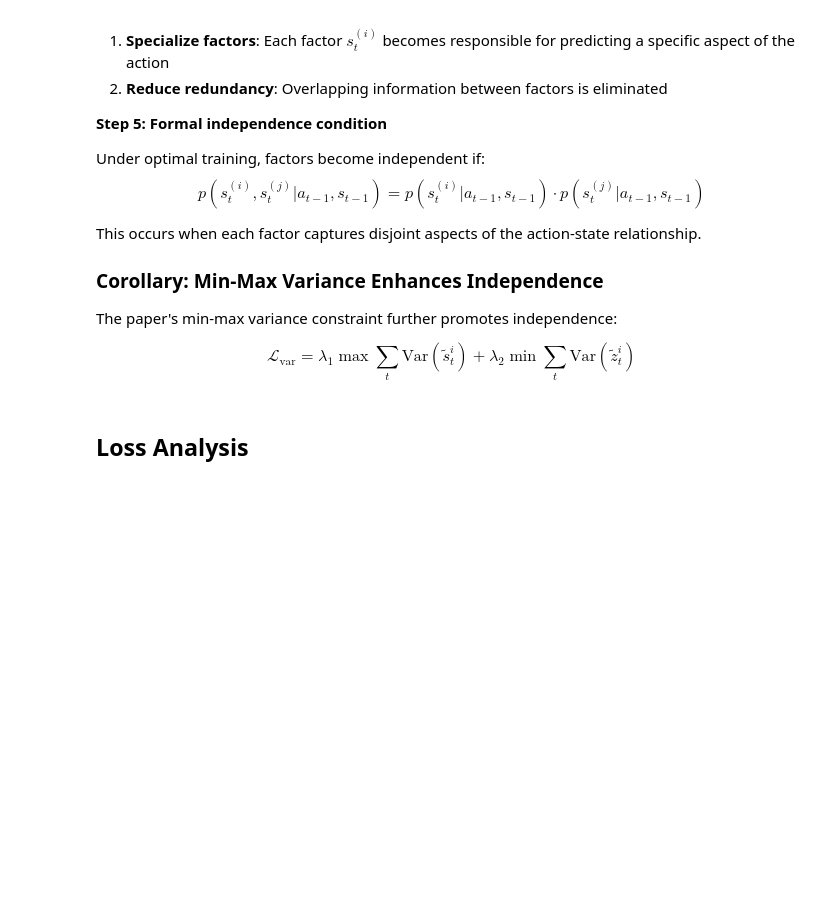
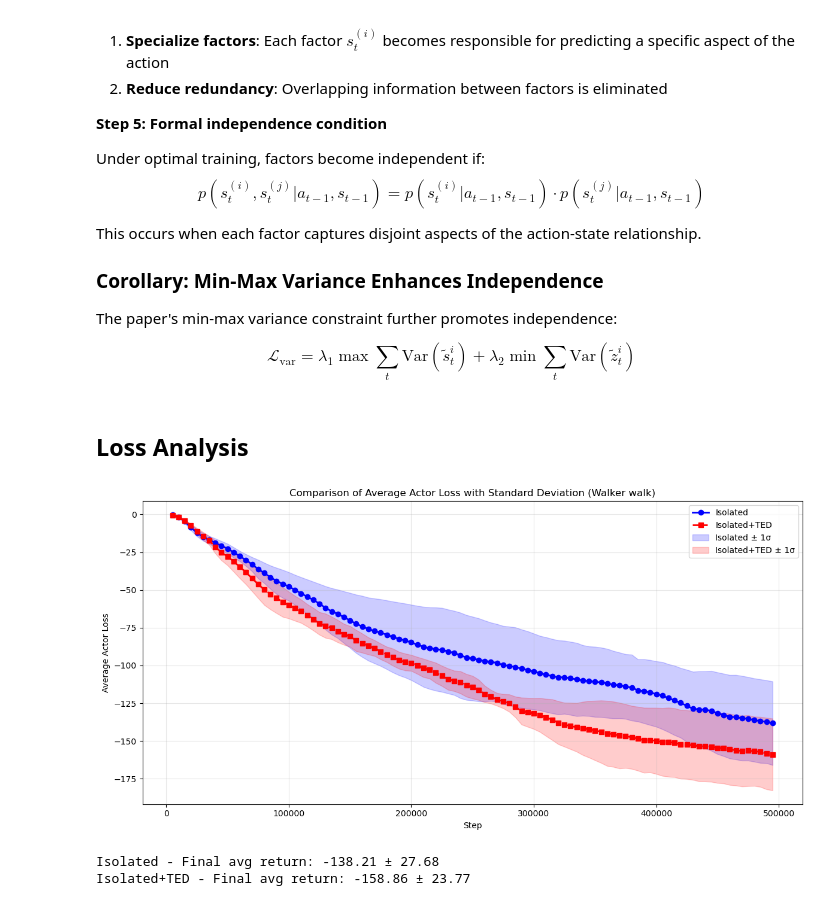
Before and after one commit to ChenFengTsai/MBRL_with_Isolated_Imaginations, a Jupyter notebook: metric.ipynb, the cells around one changed output. Cells and saved outputs as stored; diff of their text form; code cells hidden in the pictures; blank space fills up the shorter version.

```diff
--- a/metric.ipynb
+++ b/metric.ipynb
@@ -309,9 +309,9 @@ def compute_avg_returns_with_std(file_paths):
             for line in f:
                 try:
                     data = json.loads(line)
-                    if 'eval_return' in data:
+                    if 'actor_loss' in data:
                         step = data['step']
-                        eval_return = data['eval_return']
+                        eval_return = data['actor_loss']
                         step_to_returns[step].append(eval_return)
                 except json.JSONDecodeError:
                     continue
@@ -342,32 +342,36 @@ file_paths_2 = ['/storage/ssd1/richtsai1103/iso_ted/log/dmcbg_walker_walk/iso_te
 # Compute average returns and standard deviations for both groups
 steps_1, avg_returns_1, std_returns_1 = compute_avg_returns_with_std(file_paths_1)
 steps_2, avg_returns_2, std_returns_2 = compute_avg_returns_with_std(file_paths_2)
 
 # Convert to numpy arrays for easier manipulation
 steps_1, avg_returns_1, std_returns_1 = np.array(steps_1), np.array(avg_returns_1), np.array(std_returns_1)
 steps_2, avg_returns_2, std_returns_2 = np.array(steps_2), np.array(avg_returns_2), np.array(std_returns_2)
 
 # Plotting
 plt.figure(figsize=(12, 6))
 
 # Plot mean lines
 plt.plot(steps_1, avg_returns_1, marker='o', linestyle='-', label='Isolated', color='blue', linewidth=2)
 plt.plot(steps_2, avg_returns_2, marker='s', linestyle='--', label='Isolated+TED', color='red', linewidth=2)
 
 # Add shaded regions for standard deviation
 plt.fill_between(steps_1, avg_returns_1 - std_returns_1, avg_returns_1 + std_returns_1,
                  alpha=0.2, color='blue', label='Isolated ± 1σ')
 plt.fill_between(steps_2, avg_returns_2 - std_returns_2, avg_returns_2 + std_returns_2,
                  alpha=0.2, color='red', label='Isolated+TED ± 1σ')
 
 plt.xlabel('Step')
-plt.ylabel('Average Eval Return')
-plt.title('Comparison of Average Eval Return with Standard Deviation (Walker walk)')
+plt.ylabel('Average Actor Loss')
+plt.title('Comparison of Average Actor Loss with Standard Deviation (Walker walk)')
 plt.legend()
 plt.grid(True, alpha=0.3)
 plt.tight_layout()
 plt.show()
 
 # Optional: Print some statistics
 print(f"Isolated - Final avg return: {avg_returns_1[-1]:.2f} ± {std_returns_1[-1]:.2f}")
 print(f"Isolated+TED - Final avg return: {avg_returns_2[-1]:.2f} ± {std_returns_2[-1]:.2f}")
+# %% [output]
+[figure, added]
+Isolated - Final avg return: -138.21 ± 27.68
+Isolated+TED - Final avg return: -158.86 ± 23.77
```
Also changed, not shown: parts of 3 cells of this notebook.
